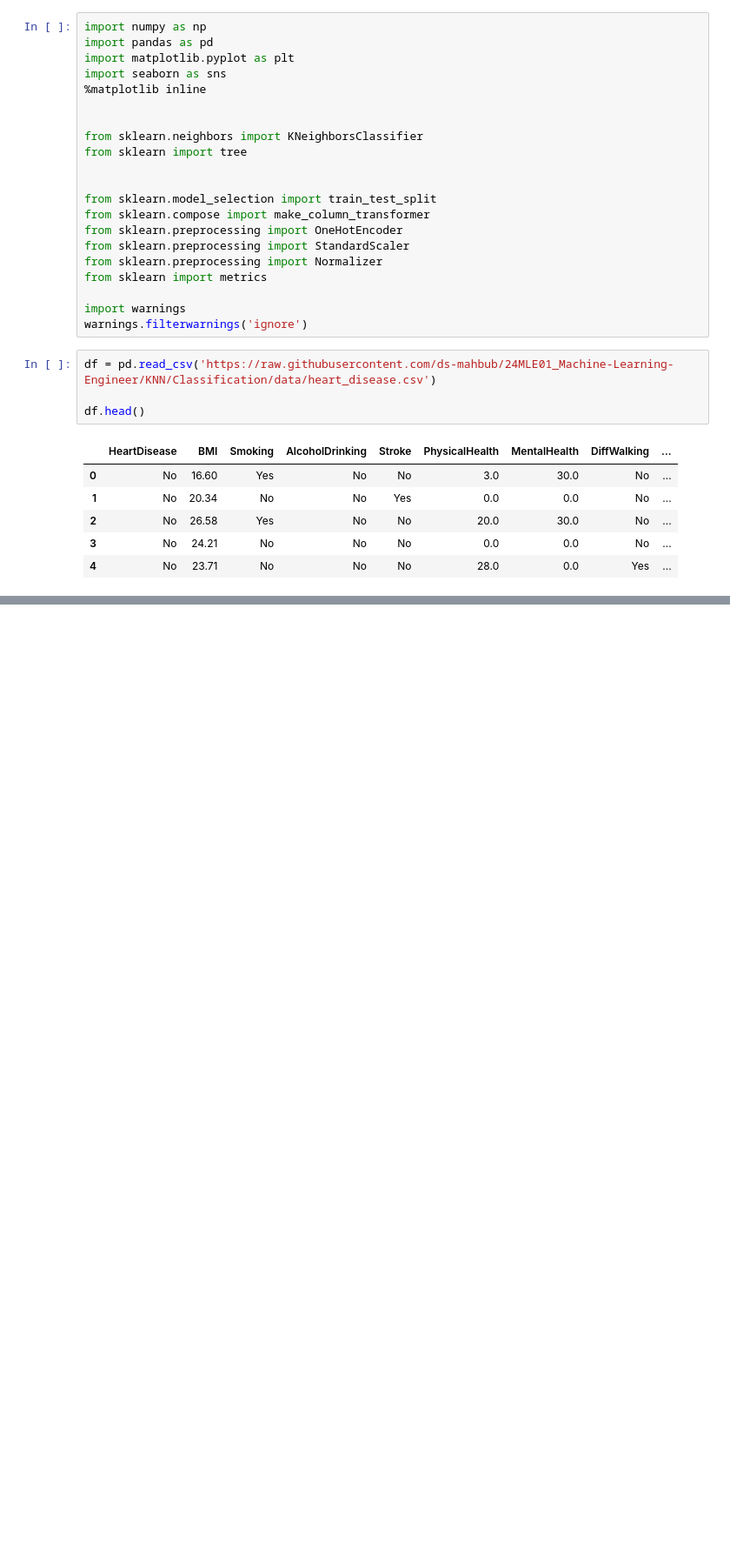
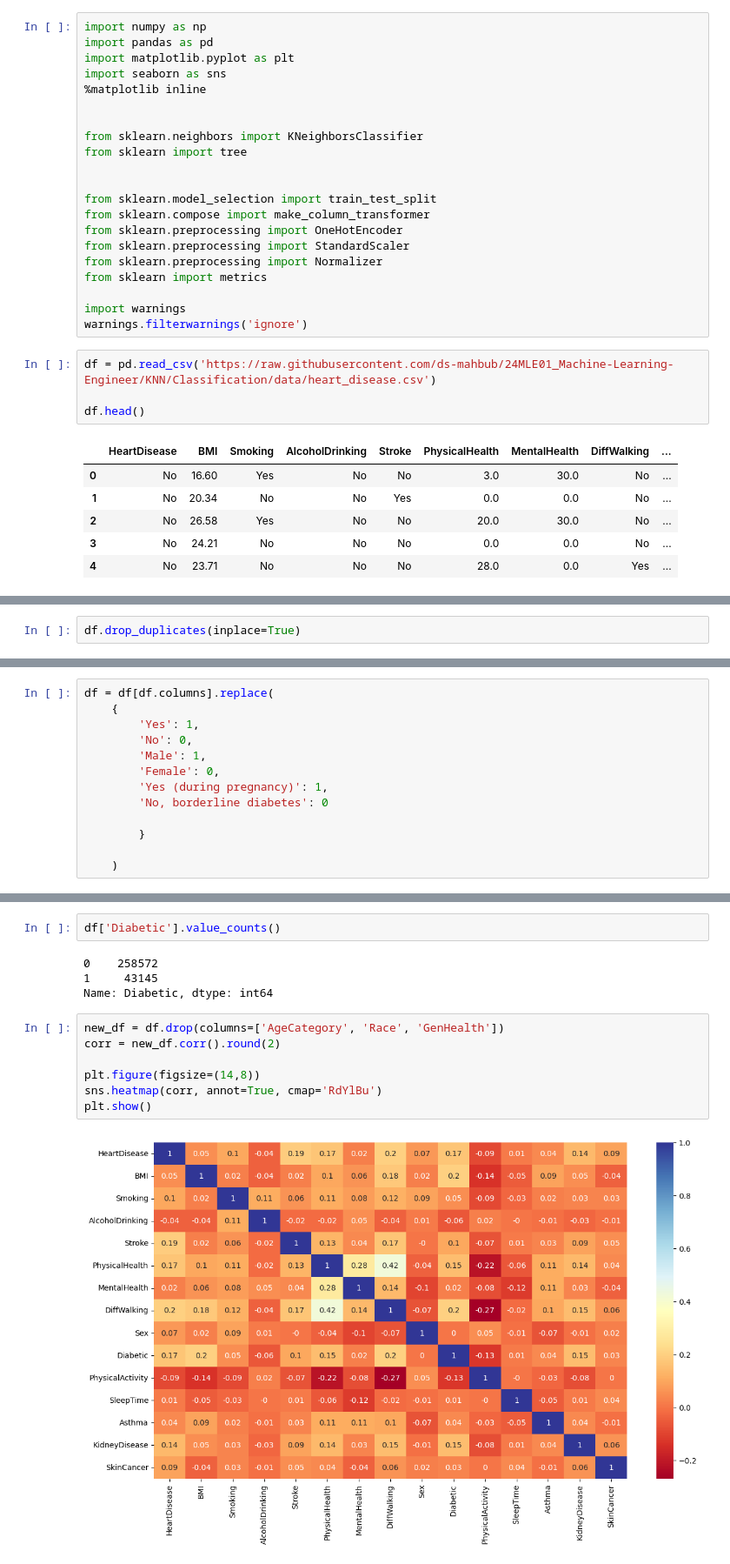
Before and after one commit to hossain-selim/ML-Alpha, a Jupyter notebook: cl-2_project1.ipynb, the cells around one changed output, grey strips where cells are left out. Shown at 87% size. Cells and saved outputs as stored; diff of their text form; blank space fills up the shorter version.

```diff
--- a/cl-2_project1.ipynb
+++ b/cl-2_project1.ipynb
@@ -32,0 +83,2 @@ df.head()
+# %%
+df.drop_duplicates(inplace=True)
@@ -32,0 +133,13 @@ df.head()
+# %%
+df = df[df.columns].replace(
+    {
+        'Yes': 1,
+        'No': 0,
+        'Male': 1,
+        'Female': 0,
+        'Yes (during pregnancy)': 1,
+        'No, borderline diabetes': 0
+
+        }
+
+    )
@@ -32,0 +155,15 @@ df.head()
+# %%
+df['Diabetic'].value_counts()
+# %% [output]
+0    258572
+1     43145
+Name: Diabetic, dtype: int64
+# %%
+new_df = df.drop(columns=['AgeCategory', 'Race', 'GenHealth'])
+corr = new_df.corr().round(2)
+
+plt.figure(figsize=(14,8))
+sns.heatmap(corr, annot=True, cmap='RdYlBu')
+plt.show()
+# %% [output]
+[figure, added]
```
Also changed, not shown: parts of 29 cells of this notebook, 1 other file.
